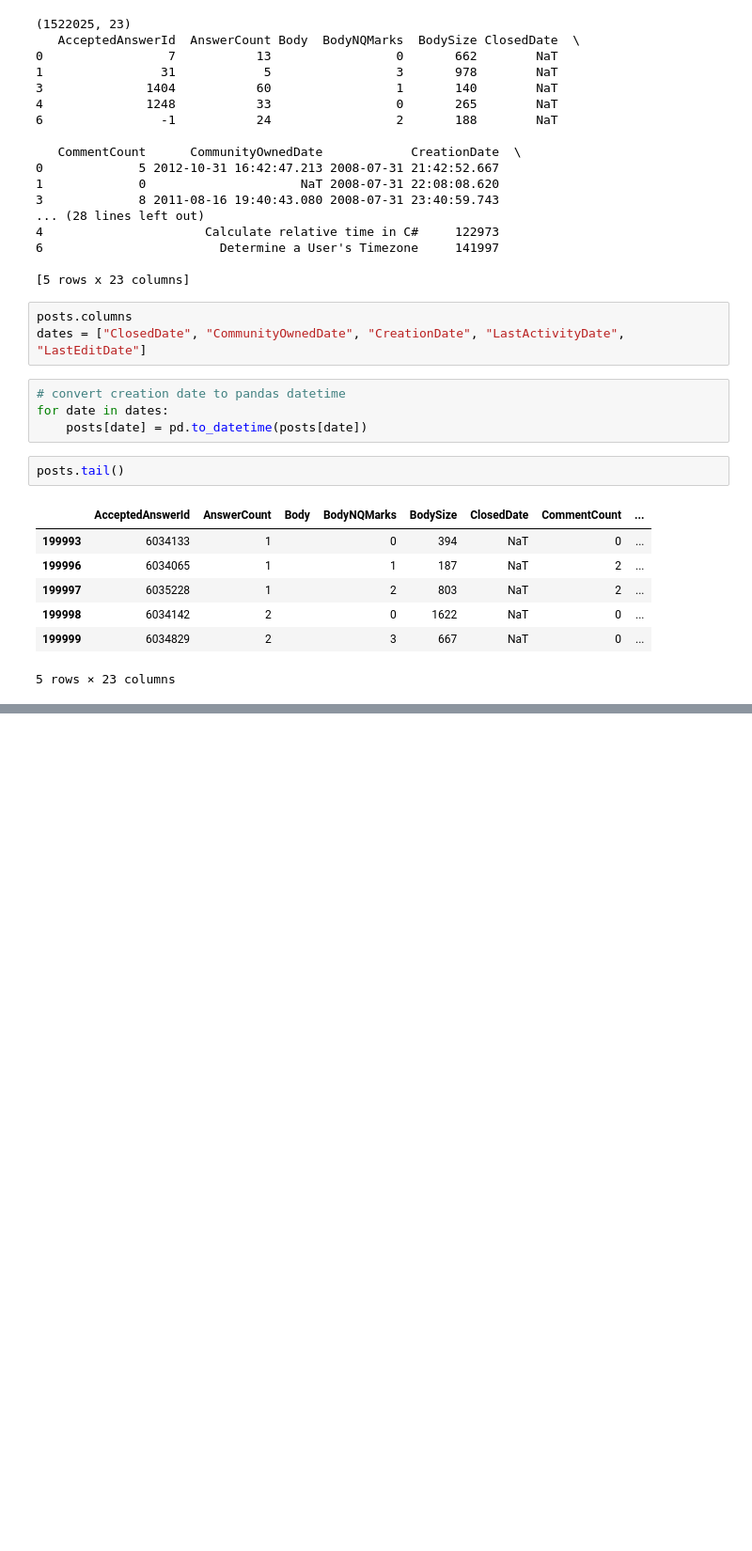
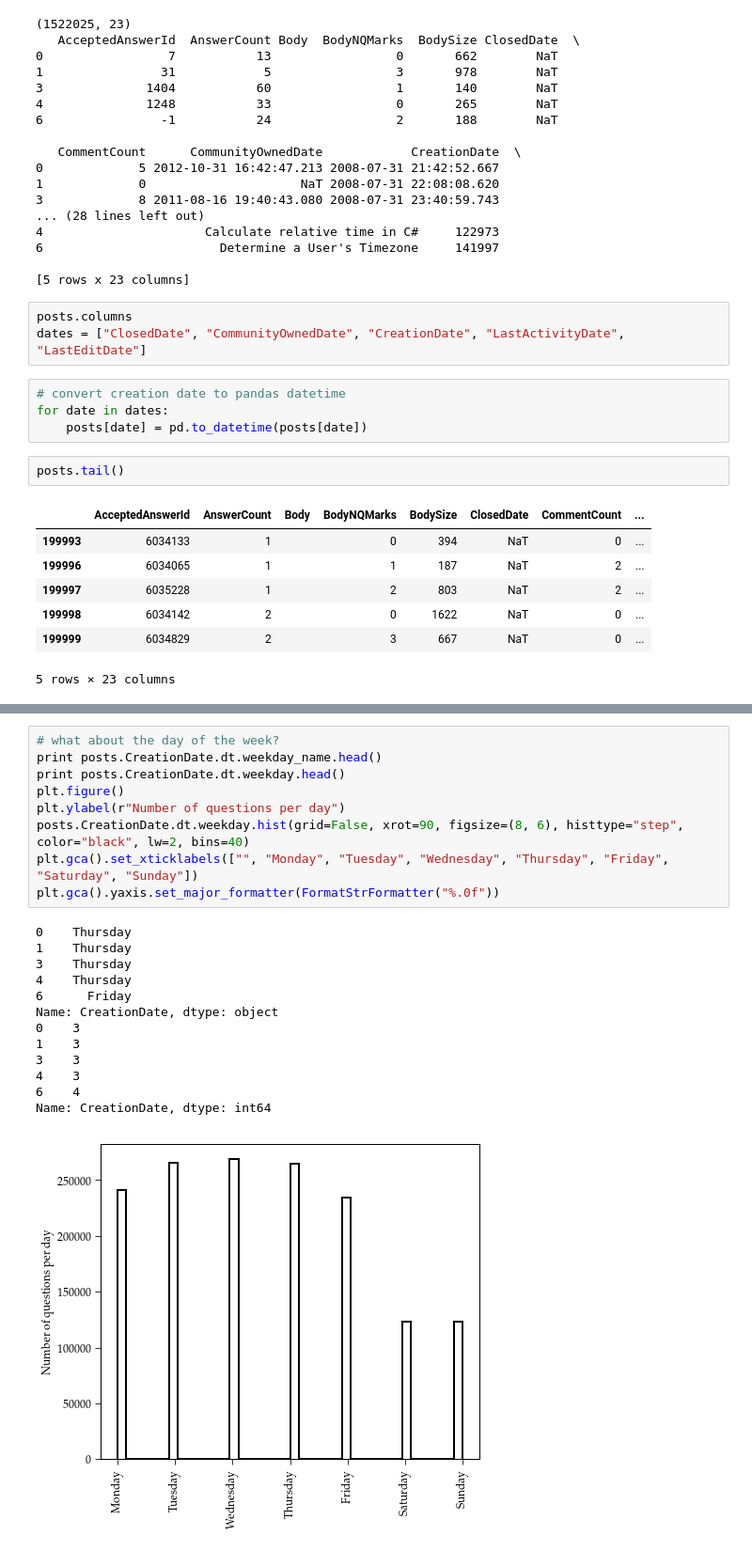
Before and after one commit to AkagiShigeru/incubator-overflow, a Jupyter notebook: stackoverflow-basic.ipynb, the cells around one changed output, grey strips where cells are left out. Shown at 94% size. Drawn from its saved outputs; the diff is of its cells as text; blank space fills up the shorter version.

```diff
--- a/stackoverflow-basic.ipynb
+++ b/stackoverflow-basic.ipynb
@@ -80,0 +90,23 @@ posts.tail()
+# %%
+# what about the day of the week?
+print posts.CreationDate.dt.weekday_name.head()
+print posts.CreationDate.dt.weekday.head()
+plt.figure()
+plt.ylabel(r"Number of questions per day")
+posts.CreationDate.dt.weekday.hist(grid=False, xrot=90, figsize=(8, 6), histtype="step", color="black", lw=2, bins=40)
+plt.gca().set_xticklabels(["", "Monday", "Tuesday", "Wednesday", "Thursday", "Friday", "Saturday", "Sunday"])
+plt.gca().yaxis.set_major_formatter(FormatStrFormatter("%.0f"))
+# %% [output]
+0    Thursday
+1    Thursday
+3    Thursday
+4    Thursday
+6      Friday
+Name: CreationDate, dtype: object
+0    3
+1    3
+3    3
+4    3
+6    4
+Name: CreationDate, dtype: int64
+[figure, added]
```
Also changed, not shown: parts of 7 cells of this notebook.
